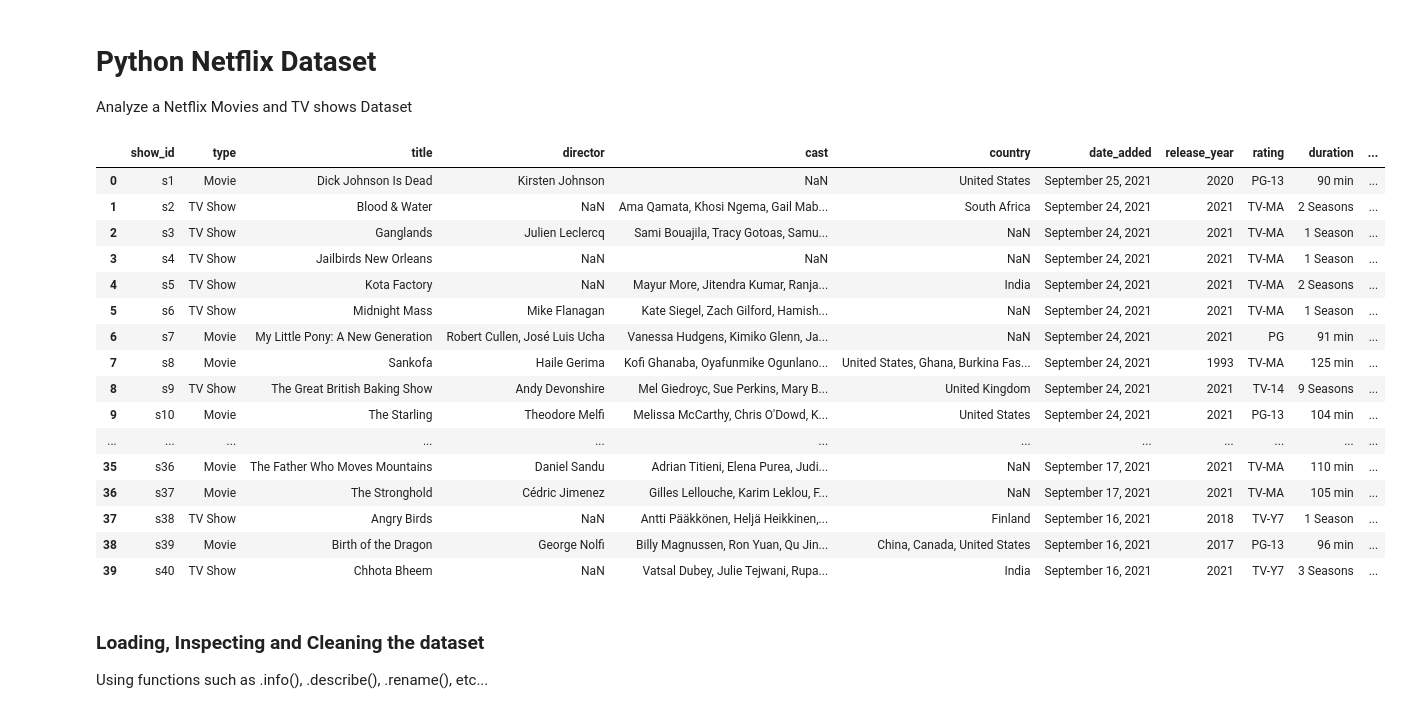
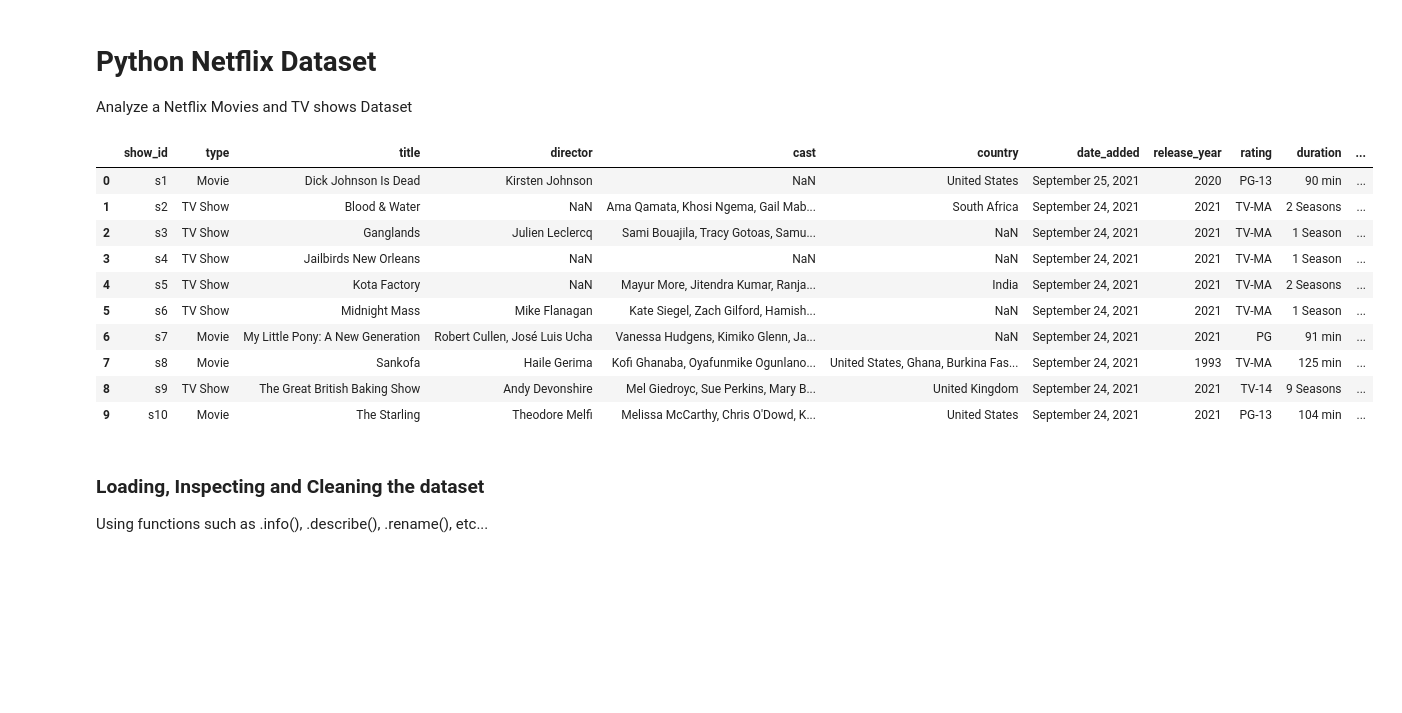
Before and after one commit to andrewkim1234/Netflix-Dataset-Project, a Jupyter notebook: Python Netflix Dataset.ipynb, the cells around one changed output. Cells and saved outputs as stored; diff of their text form; code cells hidden in the pictures; blank space fills up the shorter version.

Commit message:
Release Year Data

```diff
--- a/Python Netflix Dataset.ipynb
+++ b/Python Netflix Dataset.ipynb
@@ -8,25 +8,19 @@ import numpy as np
 from matplotlib import pyplot as plt
 # %%
 netflix_data = pd.read_csv("archive.zip")
-netflix_data.head(40)
+netflix_data.head(10)
 # %% [output]
 |  | show_id | type | title | director | cast | country | date_added | release_year | rating | duration | ... |
 | 0 | s1 | Movie | Dick Johnson Is Dead | Kirsten Johnson | NaN | United States | September 25, 2021 | 2020 | PG-13 | 90 min | ... |
 | 1 | s2 | TV Show | Blood & Water | NaN | Ama Qamata, Khosi Ngema, Gail Mab... | South Africa | September 24, 2021 | 2021 | TV-MA | 2 Seasons | ... |
 | 2 | s3 | TV Show | Ganglands | Julien Leclercq | Sami Bouajila, Tracy Gotoas, Samu... | NaN | September 24, 2021 | 2021 | TV-MA | 1 Season | ... |
 | 3 | s4 | TV Show | Jailbirds New Orleans | NaN | NaN | NaN | September 24, 2021 | 2021 | TV-MA | 1 Season | ... |
 | 4 | s5 | TV Show | Kota Factory | NaN | Mayur More, Jitendra Kumar, Ranja... | India | September 24, 2021 | 2021 | TV-MA | 2 Seasons | ... |
 | 5 | s6 | TV Show | Midnight Mass | Mike Flanagan | Kate Siegel, Zach Gilford, Hamish... | NaN | September 24, 2021 | 2021 | TV-MA | 1 Season | ... |
 | 6 | s7 | Movie | My Little Pony: A New Generation | Robert Cullen, José Luis Ucha | Vanessa Hudgens, Kimiko Glenn, Ja... | NaN | September 24, 2021 | 2021 | PG | 91 min | ... |
 | 7 | s8 | Movie | Sankofa | Haile Gerima | Kofi Ghanaba, Oyafunmike Ogunlano... | United States, Ghana, Burkina Fas... | September 24, 2021 | 1993 | TV-MA | 125 min | ... |
 | 8 | s9 | TV Show | The Great British Baking Show | Andy Devonshire | Mel Giedroyc, Sue Perkins, Mary B... | United Kingdom | September 24, 2021 | 2021 | TV-14 | 9 Seasons | ... |
 | 9 | s10 | Movie | The Starling | Theodore Melfi | Melissa McCarthy, Chris O'Dowd, K... | United States | September 24, 2021 | 2021 | PG-13 | 104 min | ... |
-| ... | ... | ... | ... | ... | ... | ... | ... | ... | ... | ... | ... |
-| 35 | s36 | Movie | The Father Who Moves Mountains | Daniel Sandu | Adrian Titieni, Elena Purea, Judi... | NaN | September 17, 2021 | 2021 | TV-MA | 110 min | ... |
-| 36 | s37 | Movie | The Stronghold | Cédric Jimenez | Gilles Lellouche, Karim Leklou, F... | NaN | September 17, 2021 | 2021 | TV-MA | 105 min | ... |
-| 37 | s38 | TV Show | Angry Birds | NaN | Antti Pääkkönen, Heljä Heikkinen,... | Finland | September 16, 2021 | 2018 | TV-Y7 | 1 Season | ... |
-| 38 | s39 | Movie | Birth of the Dragon | George Nolfi | Billy Magnussen, Ron Yuan, Qu Jin... | China, Canada, United States | September 16, 2021 | 2017 | PG-13 | 96 min | ... |
-| 39 | s40 | TV Show | Chhota Bheem | NaN | Vatsal Dubey, Julie Tejwani, Rupa... | India | September 16, 2021 | 2021 | TV-Y7 | 3 Seasons | ... |
 # %% [markdown]
 ### Loading, Inspecting and Cleaning the dataset
 
```
Also changed, not shown: parts of 9 cells of this notebook.
